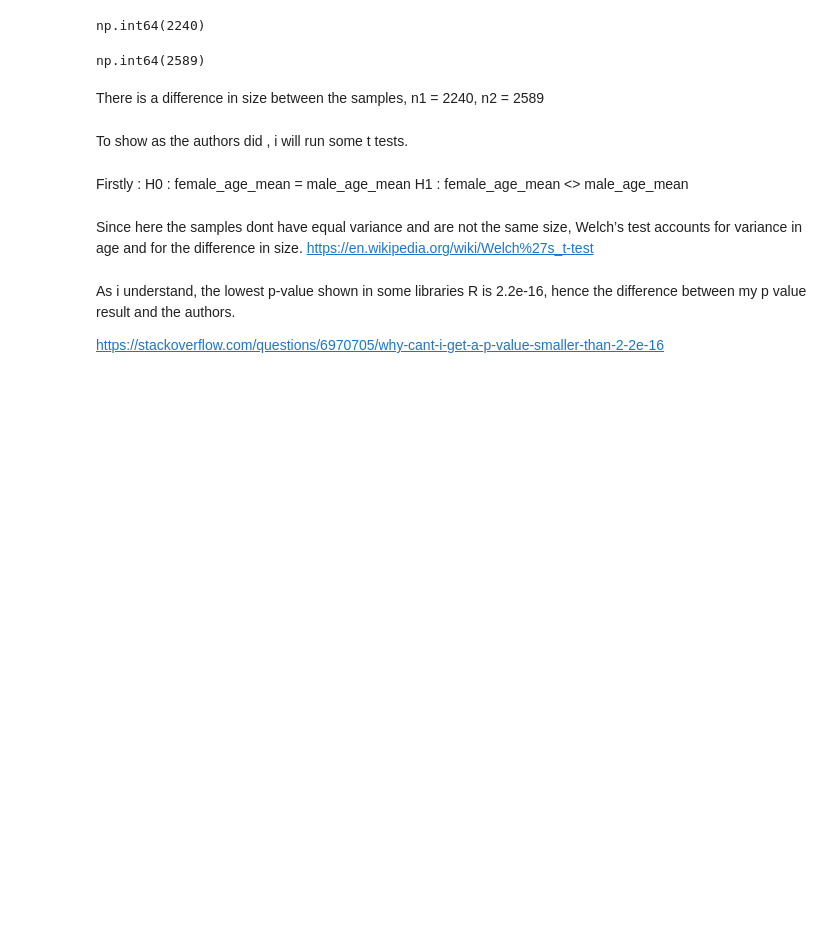
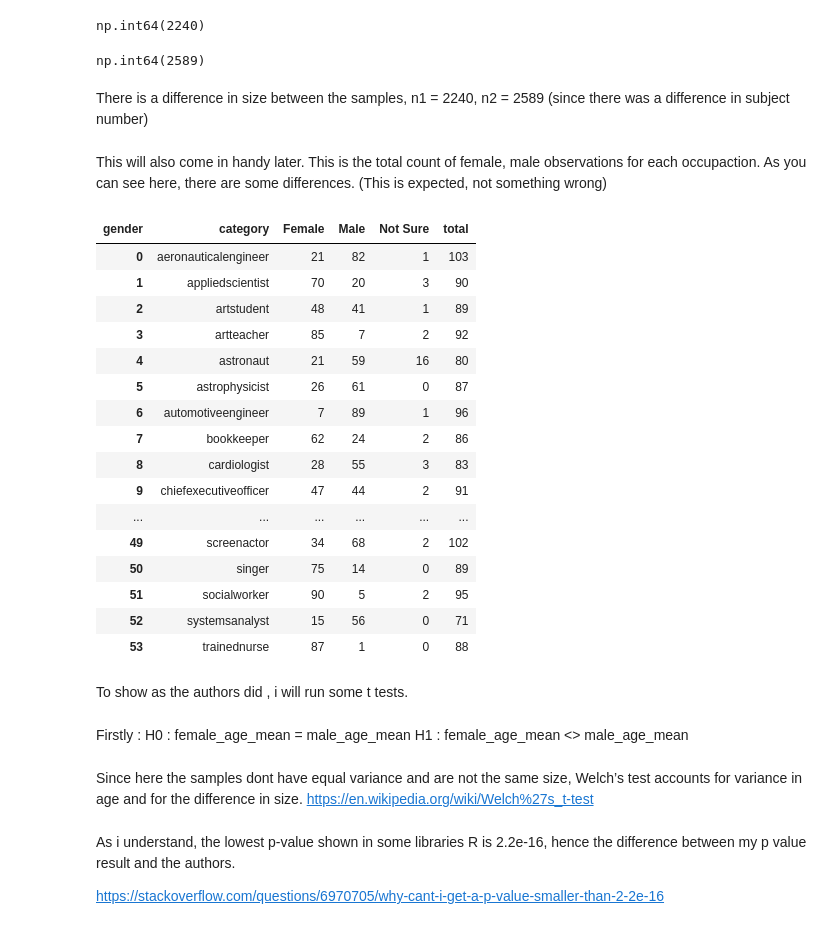
Before and after one commit to vassilismylo/Applied_ML, a Jupyter notebook: age_gender_distortion_ex2/age_gender_distortion_ex2.ipynb, the cells around one changed output. Cells and saved outputs as stored; diff of their text form; code cells hidden in the pictures; blank space fills up the shorter version.

```diff
--- a/age_gender_distortion_ex2/age_gender_distortion_ex2.ipynb
+++ b/age_gender_distortion_ex2/age_gender_distortion_ex2.ipynb
@@ -608,18 +633,39 @@ female.subj.count()
 # %% [output]
 np.int64(2589)
 # %% [markdown]
-There is a difference in size between the samples, n1 = 2240, n2 = 2589
+There is a difference in size between the samples, n1 = 2240, n2 = 2589 (since there was a difference in subject number)
+# %% [markdown]
+This will also come in handy later. This is the total count of female, male observations for each occupaction. As you can see here, there are some differences. (This is expected, not something wrong)
 # %%
 occ_gender_counts = (
     treatment
     .groupby(["category", "gender"])
     .size()
     .unstack(fill_value=0)
     .reset_index()
 )
 occ_gender_counts["total"] = (
     occ_gender_counts["Female"] + occ_gender_counts["Male"]
 )
+occ_gender_counts
+# %% [output]
+| gender | category | Female | Male | Not Sure | total |
+| 0 | aeronauticalengineer | 21 | 82 | 1 | 103 |
+| 1 | appliedscientist | 70 | 20 | 3 | 90 |
+| 2 | artstudent | 48 | 41 | 1 | 89 |
+| 3 | artteacher | 85 | 7 | 2 | 92 |
+| 4 | astronaut | 21 | 59 | 16 | 80 |
+| 5 | astrophysicist | 26 | 61 | 0 | 87 |
+| 6 | automotiveengineer | 7 | 89 | 1 | 96 |
+| 7 | bookkeeper | 62 | 24 | 2 | 86 |
+| 8 | cardiologist | 28 | 55 | 3 | 83 |
+| 9 | chiefexecutiveofficer | 47 | 44 | 2 | 91 |
+| ... | ... | ... | ... | ... | ... |
+| 49 | screenactor | 34 | 68 | 2 | 102 |
+| 50 | singer | 75 | 14 | 0 | 89 |
+| 51 | socialworker | 90 | 5 | 2 | 95 |
+| 52 | systemsanalyst | 15 | 56 | 0 | 71 |
+| 53 | trainednurse | 87 | 1 | 0 | 88 |
 # %% [markdown]
 To show as the authors did , i will run some t tests.
 # %% [markdown]
```
Also changed, not shown: parts of 43 cells of this notebook, 14 other files.
